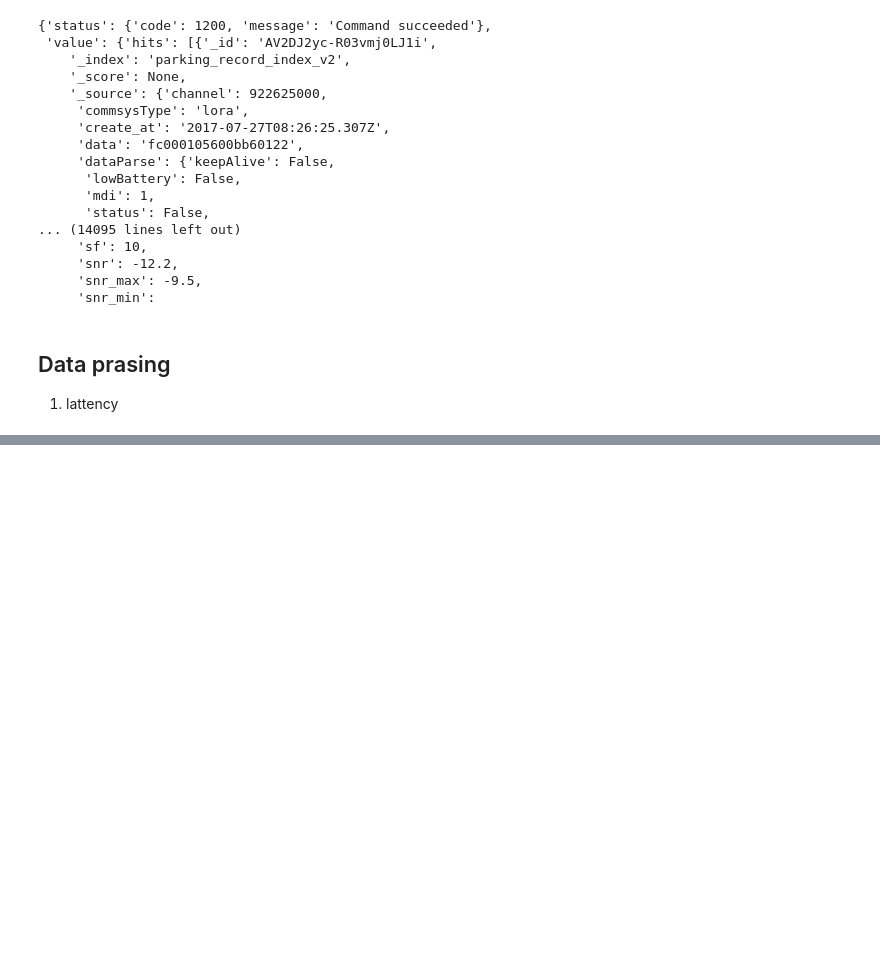
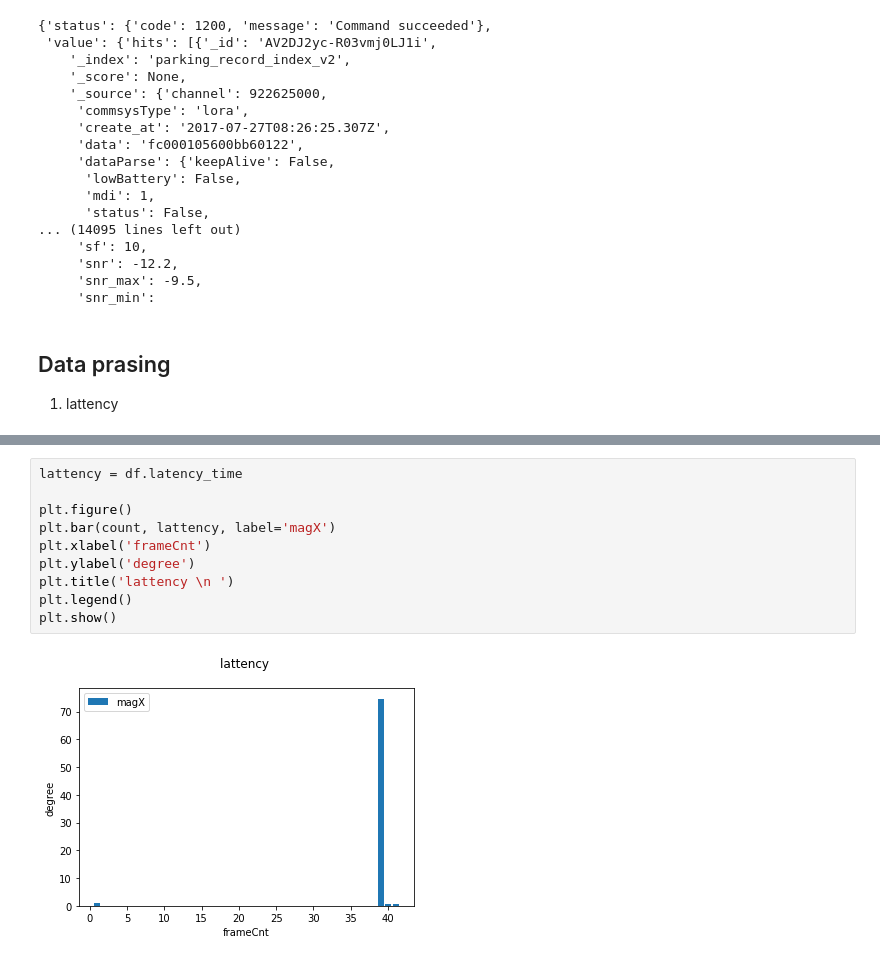
Before and after one commit to qwedsazxc78/ML_DL_Learning, a Jupyter notebook: Gemtek/Gemtek_getData.ipynb, the cells around one changed output, grey strips where cells are left out. Saved outputs shown, nothing was run; the diff lists cells and outputs as text; blank space fills up the shorter version.

```diff
--- a/Gemtek/Gemtek_getData.ipynb
+++ b/Gemtek/Gemtek_getData.ipynb
@@ -413,0 +473,12 @@ ValueError: time data '2017-07-26T08:04:33.897Z' does not match format '%Y-%m-%d
+# %%
+lattency = df.latency_time
+
+plt.figure()
+plt.bar(count, lattency, label='magX')
+plt.xlabel('frameCnt')
+plt.ylabel('degree')
+plt.title('lattency \n ')
+plt.legend()
+plt.show()
+# %% [output]
+[figure, added]
```
Also changed, not shown: parts of 13 cells of this notebook, 2 other files.
